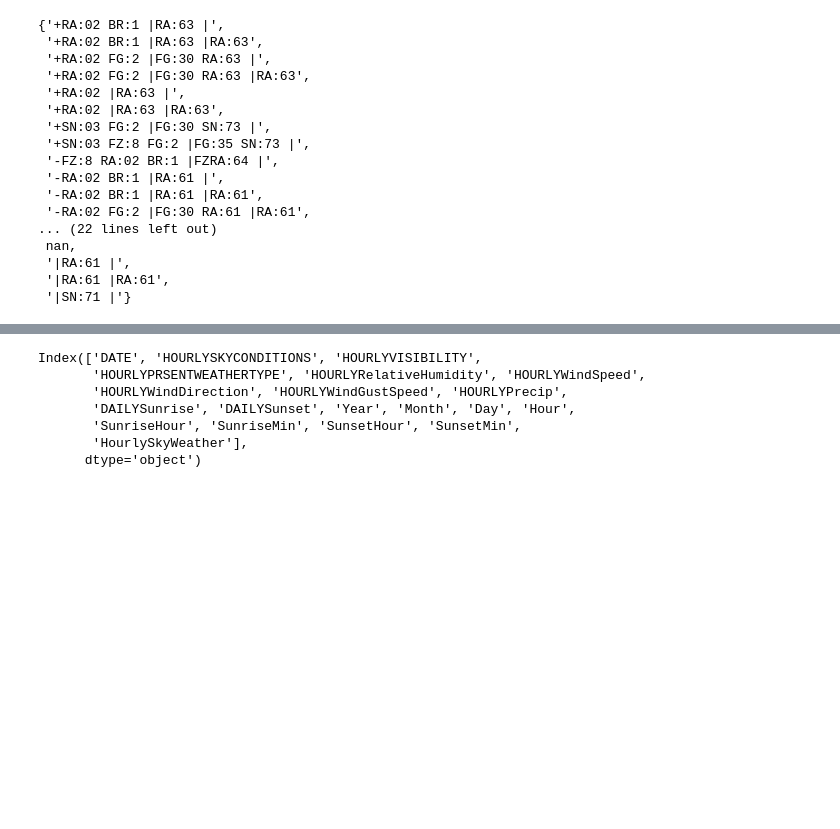
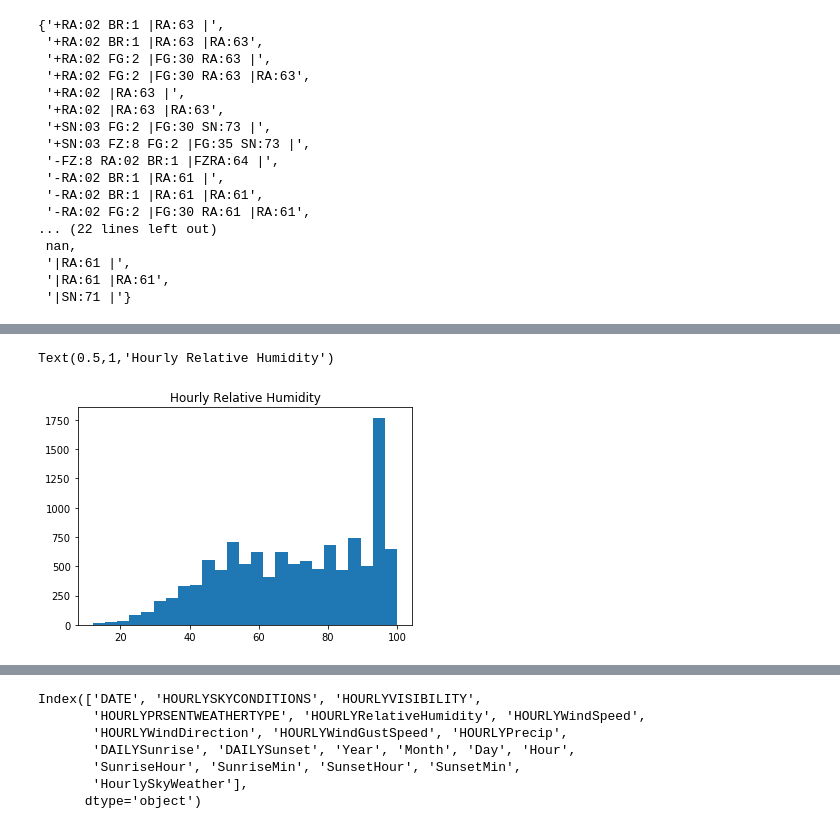
Before and after one commit to Ecboxer/weatherData, a Jupyter notebook: notebooks/explore.ipynb, the cells around one changed output, grey strips where cells are left out. Saved outputs shown, nothing was run; the diff lists cells and outputs as text; code cells hidden in the pictures; blank space fills up the shorter version.

Commit message:
Histograms for relative humidity and wind speed

```diff
--- a/notebooks/explore.ipynb
+++ b/notebooks/explore.ipynb
@@ -290,0 +298,23 @@ set(df_skinny['HOURLYPRSENTWEATHERTYPE'])
+# %%
+def get_AU_weather(row): # Get the AU weather measurement
+    if type(row) == str:
+        search = re.split(r'\|', row)
+        return search[0]
+    else:
+        return 'NaN'
+def get_AW_weather(row): # Get the AW weather measurement
+    if type(row) == str:
+        search = re.split(r'\|', row)
+        return search[1]
+    else:
+        return 'NaN'
+def get_MW_weather(row): # Get the AU weather measurement
+    if type(row) == str:
+        search = re.split(r'\|', row)
+        return search[2]
+    else:
+        return 'NaN'
+# %%
+df_skinny['AUWeather'] = df_skinny['HOURLYPRSENTWEATHERTYPE'].apply(get_AU_weather)
+df_skinny['AWWeather'] = df_skinny['HOURLYPRSENTWEATHERTYPE'].apply(get_AW_weather)
+df_skinny['MWWeather'] = df_skinny['HOURLYPRSENTWEATHERTYPE'].apply(get_MW_weather)
@@ -290,0 +355,8 @@ set(df_skinny['HOURLYPRSENTWEATHERTYPE'])
+# %%
+fig = plt.figure()
+axs = fig.add_subplot(111)
+axs.hist(df_skinny['HOURLYRelativeHumidity'][df_skinny['HOURLYRelativeHumidity'].isna() == False], bins=25)
+axs.set_title('Hourly Relative Humidity')
+# %% [output]
+Text(0.5,1,'Hourly Relative Humidity')
+[figure, added]
```
Also changed, not shown: parts of 8 cells of this notebook.
